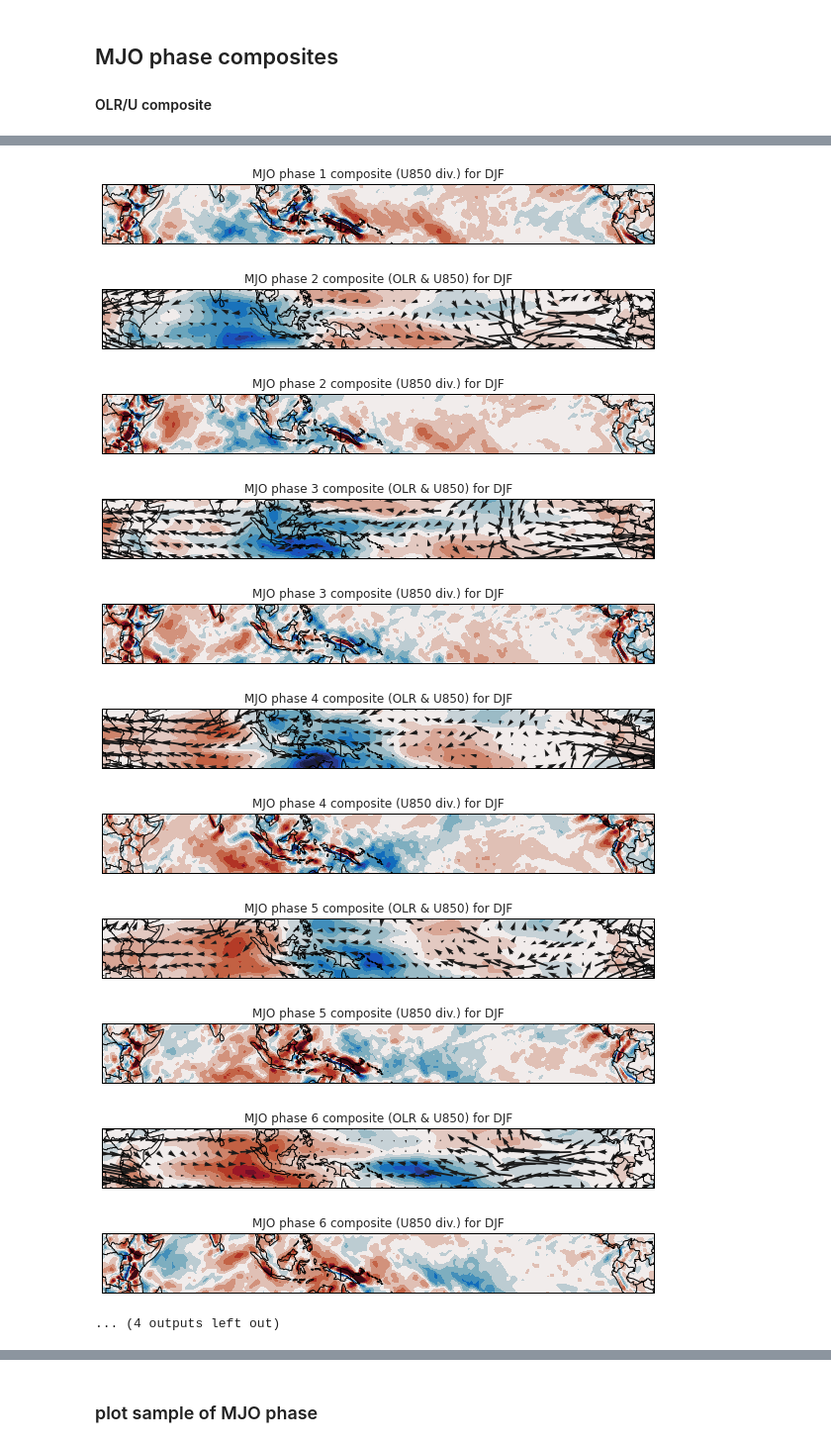
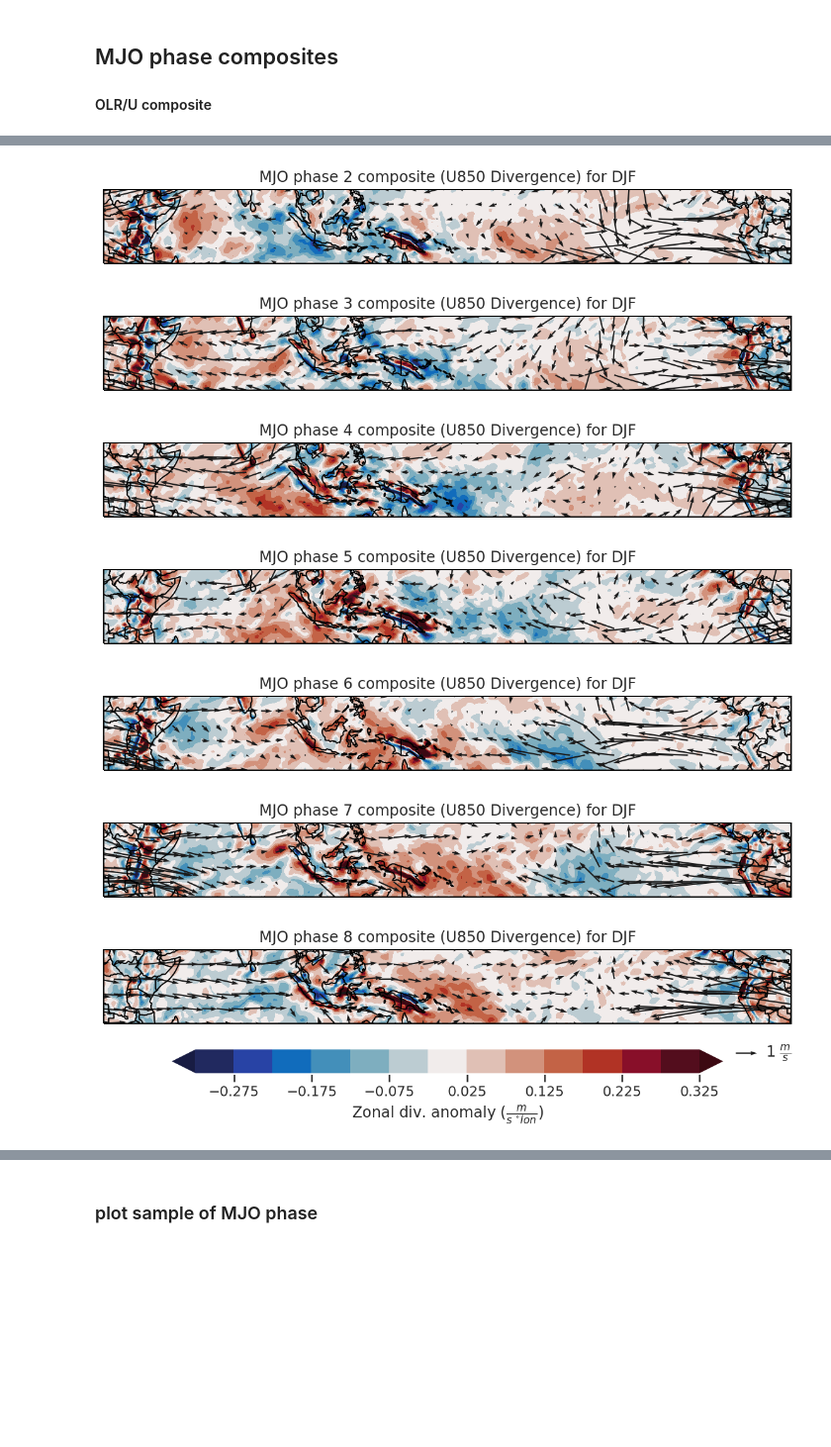
Before and after one commit to ktcarr/12.805, a Jupyter notebook: mjo-analysis_era-interim.ipynb, the cells around one changed output, grey strips where cells are left out. Shown at 99% size. Drawn from its saved outputs; the diff is of its cells as text; code cells hidden in the pictures; blank space fills up the shorter version.

Commit message:
Adjust quiver size and add legend

```diff
--- a/mjo-analysis_era-interim.ipynb
+++ b/mjo-analysis_era-interim.ipynb
@@ -16,6 +16,8 @@ import numpy as np
 from numpy.linalg import inv
 import pandas as pd
 import matplotlib.pyplot as plt
+plt.rcParams['figure.dpi'] = 144 # set resolution
+plt.rcParams["figure.autolayout"] = True # prevent axes from being cutoff
 import seaborn as sns
 sns.set()
 from multiprocessing import Pool
@@ -292,27 +318,39 @@ for phase in np.arange(1,9): # do for each of the 8 phases
     # Wind
     u_composite = u.sel(time=d, level=lev).mean(dim='time')
     v_composite = v.sel(time=d, level=lev).mean(dim='time')
-    fig, ax = utils.plot_setup(plot_range=[20,300,-15,15],
-                               central_lon=180,figsize=(10,3))
-    ax.set_title(f'MJO phase {phase} composite (OLR & U{lev}) for DJF')
-    cp = ax.contourf(phase_composite.longitude, phase_composite.latitude,
-                     phase_composite, cmap='cmo.balance', extend='both',
-                     transform=ccrs.PlateCarree(), levels=np.arange(-34,38,4))
-    qv = ax.quiver(u.longitude.values[::n], # plot wind
-                   u.latitude.values[::n],
-                   u_composite[::n,::n],
-                   v_composite[::n,::n])
-    plt.show()
+#     fig, ax = utils.plot_setup(plot_range=[20,300,-15,15],
+#                                central_lon=180,figsize=(8,3))
+#     ax.set_title(f'MJO phase {phase} composite (OLR & U{lev}) for DJF')
+#     cp = ax.contourf(phase_composite.longitude, phase_composite.latitude,
+#                      phase_composite, cmap='cmo.balance', extend='both',
+#                      transform=ccrs.PlateCarree(), levels=np.arange(-34,38,4))
+#     qv = ax.quiver(u.longitude.values[::n], # plot wind
+#                    u.latitude.values[::n],
+#                    u_composite[::n,::n],
+#                    v_composite[::n,::n], width=.002)
+#     ax.quiverkey(qv, X=.95, Y=-.4, U=1,
+#              label=r'1 $\frac{m}{s}$', labelpos='E')
+#     fig.savefig(f'figs/mjo_olr2_{phase}.png', bbox_inches = 'tight')
+#     plt.show()
 
     # Divergence
     fig, ax = utils.plot_setup(plot_range=[20,300,-15,15],
-                               central_lon=180,figsize=(10,3))
-    ax.set_title(f'MJO phase {phase} composite (U{lev} div.) for DJF')
+                               central_lon=180,figsize=(8,3))
+    ax.set_title(f'MJO phase {phase} composite (U{lev} Divergence) for DJF')
     cp2 = ax.contourf(div_composite.longitude, div_composite.latitude,
                      div_composite.sel(level=lev), cmap='cmo.balance', extend='both',
                      transform=ccrs.PlateCarree(), levels=np.arange(-.325,.375,.05))
+    qv = ax.quiver(u.longitude.values[::n], # plot wind
+               u.latitude.values[::n],
+               u_composite[::n,::n],
+               v_composite[::n,::n], width=.002)
+    ax.quiverkey(qv, X=.95, Y=-.4, U=1,
+             label=r'1 $\frac{m}{s}$', labelpos='E')
     if phase==8:
-        cb2 = fig.colorbar(cp2, orientation='horizontal', label=r'Div. anomaly')
-        cb = fig.colorbar(cp, orientation='horizontal', label=r'OLR anomaly ($W/m^2$)')
-    plt.show()
+        cb2 = fig.colorbar(cp2, orientation='horizontal', label=r'Zonal div. anomaly ($\frac{m}{s~^{\circ}lon}$)', fraction=.15)\
+#         print('hi')
+#         cb = fig.colorbar(cp, orientation='horizontal', label=r'OLR anomaly ($W/m^2$)', fraction=.15)
+    fig.savefig(f'figs/mjo_div_{phase}.png', bbox_inches = 'tight')
+#     plt.show()
+#     break
 # %% [output]
@@ -320,12 +358,7 @@ for phase in np.arange(1,9): # do for each of the 8 phases
-[figure, old version]
+[figure, new version]
-[figure, old version]
+[figure, new version]
-[figure, old version]
+[figure, new version]
-[figure, old version]
+[figure, new version]
-[figure, old version]
+[figure, new version]
-[figure, old version]
+[figure, new version]
-[figure, old version]
+[figure, new version]
-[figure, removed]
-[figure, removed]
-[figure, removed]
-[figure, removed]
-... (4 outputs left out)
```
Also changed, not shown: parts of 17 cells of this notebook.
